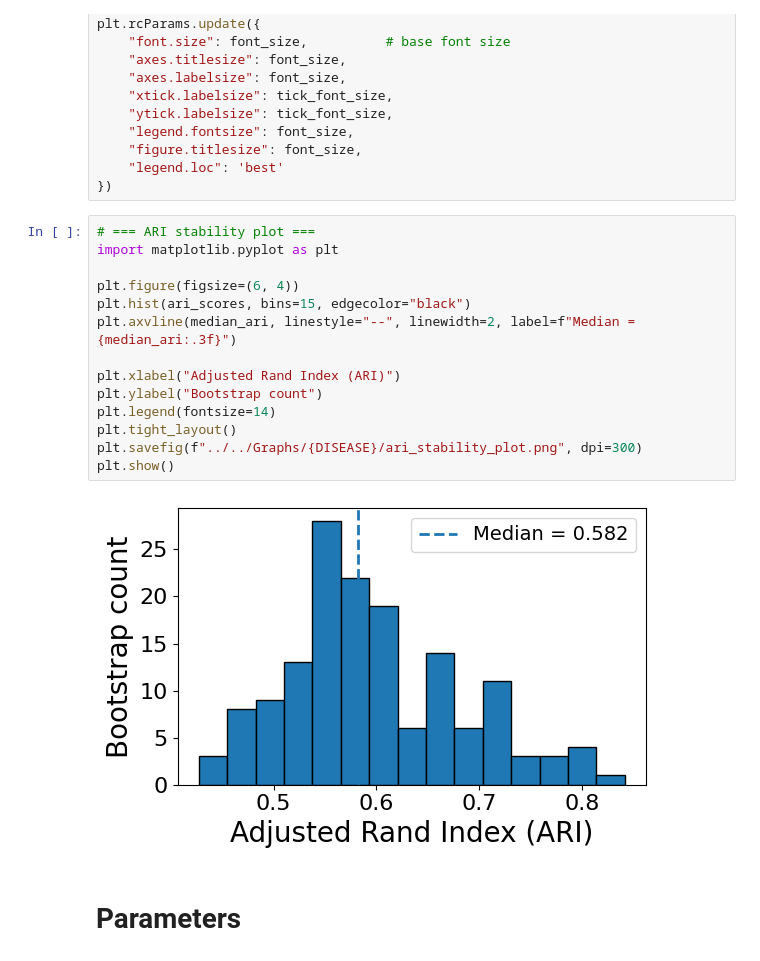
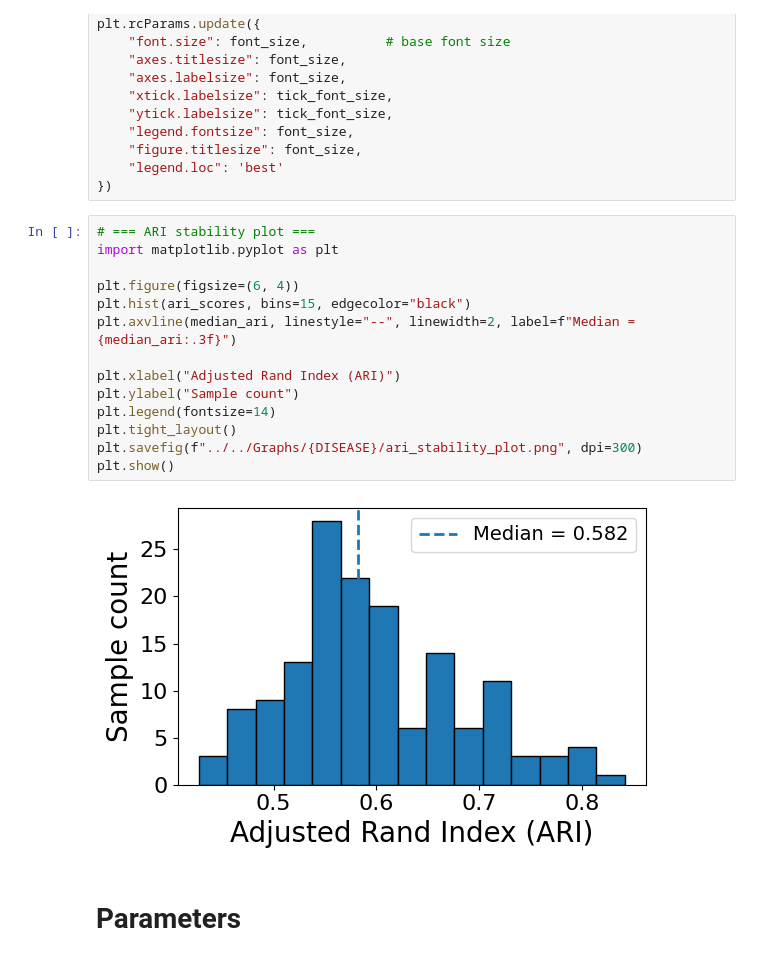
Before and after one commit to Monomanae/DDBC-hypergraph, a Jupyter notebook: Methods/DDBC/Diffusion_Distance_Based_Clustering_MsigDB.ipynb, the cells around one changed output. Cells and saved outputs as stored; diff of their text form.

```diff
--- a/Methods/DDBC/Diffusion_Distance_Based_Clustering_MsigDB.ipynb
+++ b/Methods/DDBC/Diffusion_Distance_Based_Clustering_MsigDB.ipynb
@@ -721,19 +659,19 @@ plt.rcParams.update({
 # %%
 # === ARI stability plot ===
 import matplotlib.pyplot as plt
 
 plt.figure(figsize=(6, 4))
 plt.hist(ari_scores, bins=15, edgecolor="black")
 plt.axvline(median_ari, linestyle="--", linewidth=2, label=f"Median = {median_ari:.3f}")
 
 plt.xlabel("Adjusted Rand Index (ARI)")
-plt.ylabel("Bootstrap count")
+plt.ylabel("Sample count")
 plt.legend(fontsize=14)
 plt.tight_layout()
 plt.savefig(f"../../Graphs/{DISEASE}/ari_stability_plot.png", dpi=300)
 plt.show()
 # %% [output]
-[figure, old version]
+[figure, new version]
 # %% [markdown]
 # Parameters
 # %%
```
Also changed, not shown: parts of 15 cells of this notebook, 3 other files.
